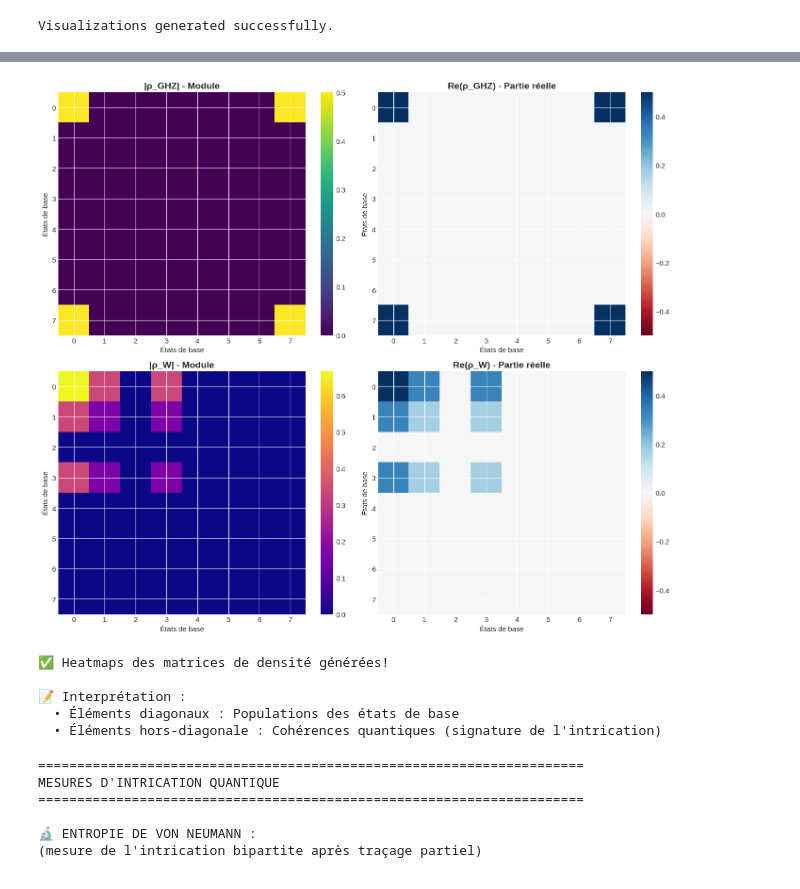
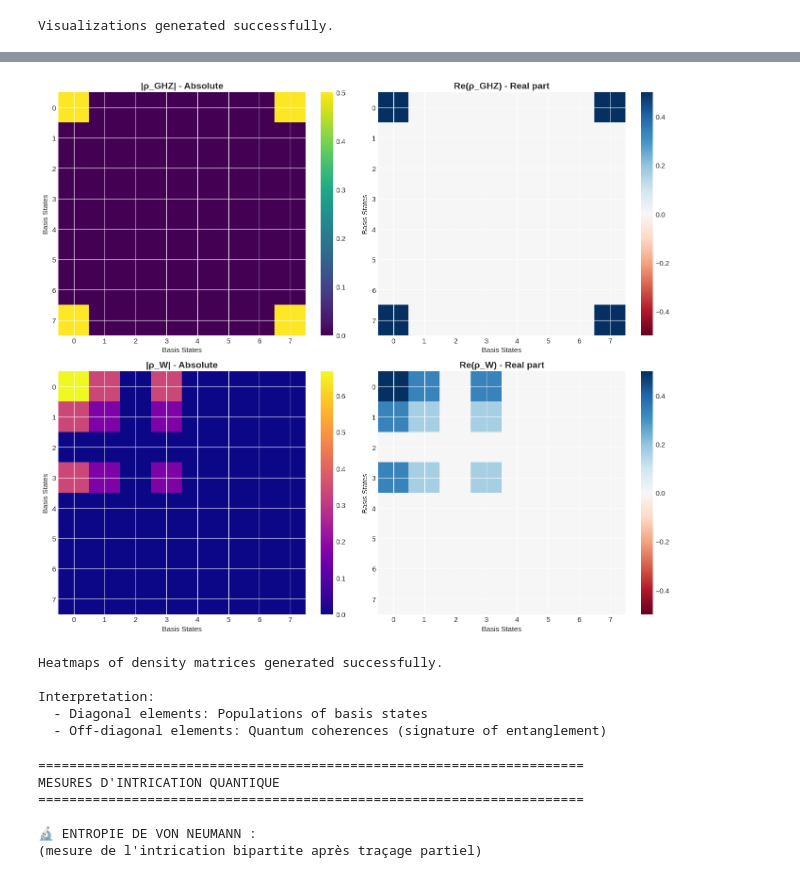
Before and after one commit to Zohrae/QC-project, a Jupyter notebook: Implementation_code.ipynb, the cells around one changed output, grey strips where cells are left out. Drawn from its saved outputs; the diff is of its cells as text; code cells hidden in the pictures.

Commit message:
Density Heatmap for both circuits

```diff
--- a/Implementation_code.ipynb
+++ b/Implementation_code.ipynb
@@ -627,64 +627,64 @@ VISUALIZATION OF DISTRIBUTIONS
 [figure]
 Visualizations generated successfully.
 # %%
-# SECTION 11 : MATRICES DE DENSITÉ
+# SECTION 11 : DENSITY MATRICES
 # ============================================================================
 
 print("\n" + "="*70)
-print("ANALYSE DES MATRICES DE DENSITÉ")
+print("ANALYSIS OF DENSITY MATRICES")
 print("="*70)
 
-# Calcul des matrices de densité
+# Compute density matrices
 rho_ghz = DensityMatrix(ghz_no_measure)
 rho_w = DensityMatrix(w_no_measure)
 
-print("\n📊 Matrice de densité GHZ (ρ_GHZ) :")
-print("Dimensions : 8×8 (espace de Hilbert à 3 qubits)")
-print(f"Trace : {np.trace(rho_ghz.data):.6f} (doit être 1.0)")
-print(f"Pureté Tr(ρ²) : {np.trace(rho_ghz.data @ rho_ghz.data).real:.6f} (doit être 1.0 pour état pur)")
+print("\nDensity matrix GHZ (ρ_GHZ):")
+print("Dimensions: 8x8 (3-qubit Hilbert space)")
+print(f"Trace: {np.trace(rho_ghz.data):.6f} (should be 1.0)")
+print(f"Purity Tr(ρ²): {np.trace(rho_ghz.data @ rho_ghz.data).real:.6f} (1.0 for a pure state)")
 
-print("\n📊 Matrice de densité W (ρ_W) :")
-print("Dimensions : 8×8")
-print(f"Trace : {np.trace(rho_w.data):.6f}")
-print(f"Pureté Tr(ρ²) : {np.trace(rho_w.data @ rho_w.data).real:.6f}")
+print("\nDensity matrix W (ρ_W):")
+print("Dimensions: 8x8")
+print(f"Trace: {np.trace(rho_w.data):.6f}")
+print(f"Purity Tr(ρ²): {np.trace(rho_w.data @ rho_w.data).real:.6f}")
 
-# Visualisation des matrices de densité
+# Visualize density matrices
 fig, axes = plt.subplots(2, 2, figsize=(14, 12))
 
-# GHZ - Module
+# GHZ - Absolute values
 im1 = axes[0, 0].imshow(np.abs(rho_ghz.data), cmap='viridis', aspect='auto')
-axes[0, 0].set_title('|ρ_GHZ| - Module', fontsize=14, fontweight='bold')
-axes[0, 0].set_xlabel('États de base')
-axes[0, 0].set_ylabel('États de base')
+axes[0, 0].set_title('|ρ_GHZ| - Absolute', fontsize=14, fontweight='bold')
+axes[0, 0].set_xlabel('Basis States')
+axes[0, 0].set_ylabel('Basis States')
 plt.colorbar(im1, ax=axes[0, 0])
 
-# GHZ - Partie réelle
+# GHZ - Real part
 im2 = axes[0, 1].imshow(np.real(rho_ghz.data), cmap='RdBu', aspect='auto', vmin=-0.5, vmax=0.5)
-axes[0, 1].set_title('Re(ρ_GHZ) - Partie réelle', fontsize=14, fontweight='bold')
-axes[0, 1].set_xlabel('États de base')
-axes[0, 1].set_ylabel('États de base')
+axes[0, 1].set_title('Re(ρ_GHZ) - Real part', fontsize=14, fontweight='bold')
+axes[0, 1].set_xlabel('Basis States')
+axes[0, 1].set_ylabel('Basis States')
 plt.colorbar(im2, ax=axes[0, 1])
 
-# W - Module
+# W - Absolute values
 im3 = axes[1, 0].imshow(np.abs(rho_w.data), cmap='plasma', aspect='auto')
-axes[1, 0].set_title('|ρ_W| - Module', fontsize=14, fontweight='bold')
-axes[1, 0].set_xlabel('États de base')
-axes[1, 0].set_ylabel('États de base')
+axes[1, 0].set_title('|ρ_W| - Absolute', fontsize=14, fontweight='bold')
+axes[1, 0].set_xlabel('Basis States')
+axes[1, 0].set_ylabel('Basis States')
 plt.colorbar(im3, ax=axes[1, 0])
 
-# W - Partie réelle
+# W - Real part
 im4 = axes[1, 1].imshow(np.real(rho_w.data), cmap='RdBu', aspect='auto', vmin=-0.5, vmax=0.5)
-axes[1, 1].set_title('Re(ρ_W) - Partie réelle', fontsize=14, fontweight='bold')
-axes[1, 1].set_xlabel('États de base')
-axes[1, 1].set_ylabel('États de base')
+axes[1, 1].set_title('Re(ρ_W) - Real part', fontsize=14, fontweight='bold')
+axes[1, 1].set_xlabel('Basis States')
+axes[1, 1].set_ylabel('Basis States')
 plt.colorbar(im4, ax=axes[1, 1])
 
 plt.tight_layout()
 plt.show()
 
-print("\n✅ Heatmaps des matrices de densité générées!")
-print("\n📝 Interprétation :")
-print("  • Éléments diagonaux : Populations des états de base")
-print("  • Éléments hors-diagonale : Cohérences quantiques (signature de l'intrication)")
+print("\nHeatmaps of density matrices generated successfully.")
+print("\nInterpretation:")
+print("  - Diagonal elements: Populations of basis states")
+print("  - Off-diagonal elements: Quantum coherences (signature of entanglement)")
 # %% [output]
 ======================================================================
@@ -703,8 +703,8 @@ Pureté Tr(ρ²) : 1.000000
-[figure, old version]
+[figure, new version]
-✅ Heatmaps des matrices de densité générées!
+Heatmaps of density matrices generated successfully.
 
-📝 Interprétation :
-  • Éléments diagonaux : Populations des états de base
-  • Éléments hors-diagonale : Cohérences quantiques (signature de l'intrication)
+Interpretation:
+  - Diagonal elements: Populations of basis states
+  - Off-diagonal elements: Quantum coherences (signature of entanglement)
 # %%
 # SECTION 12 : MESURES D'INTRICATION
```
Also changed, not shown: parts of 2 cells of this notebook.
